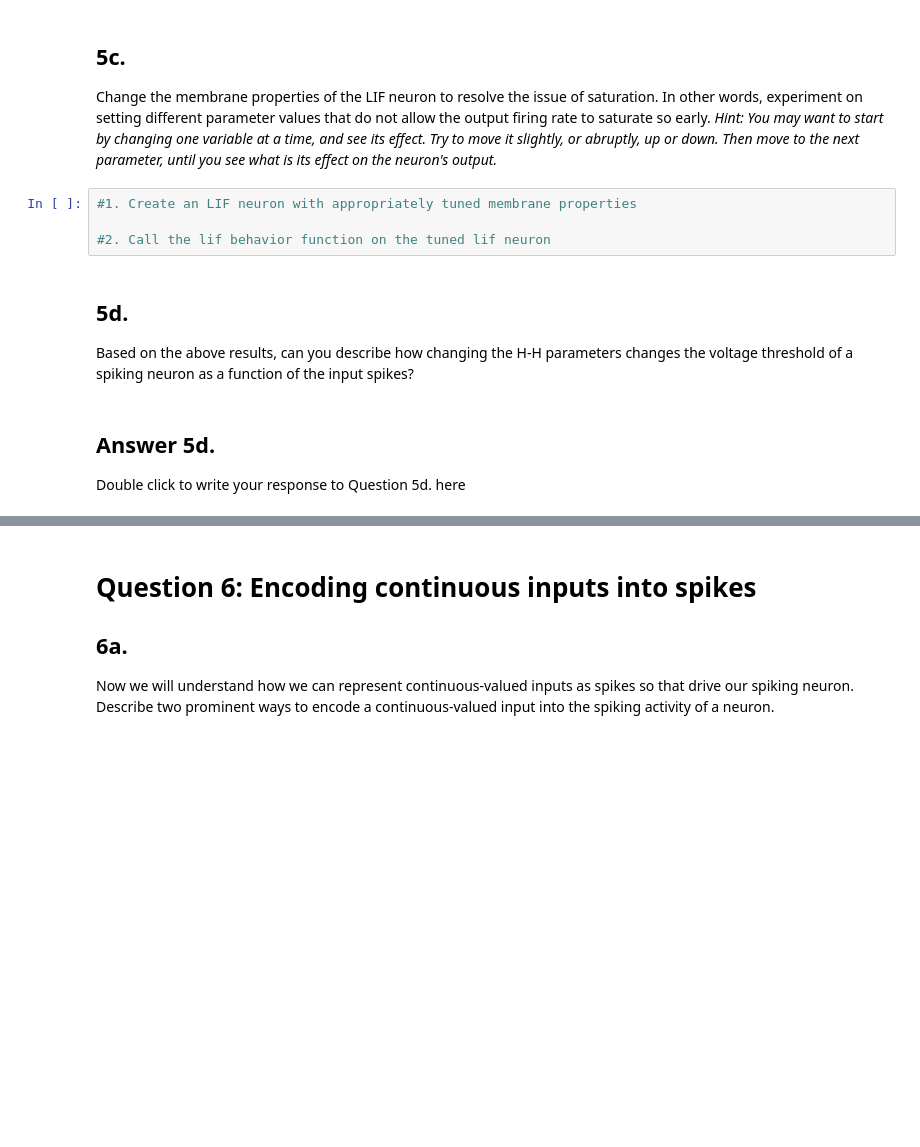
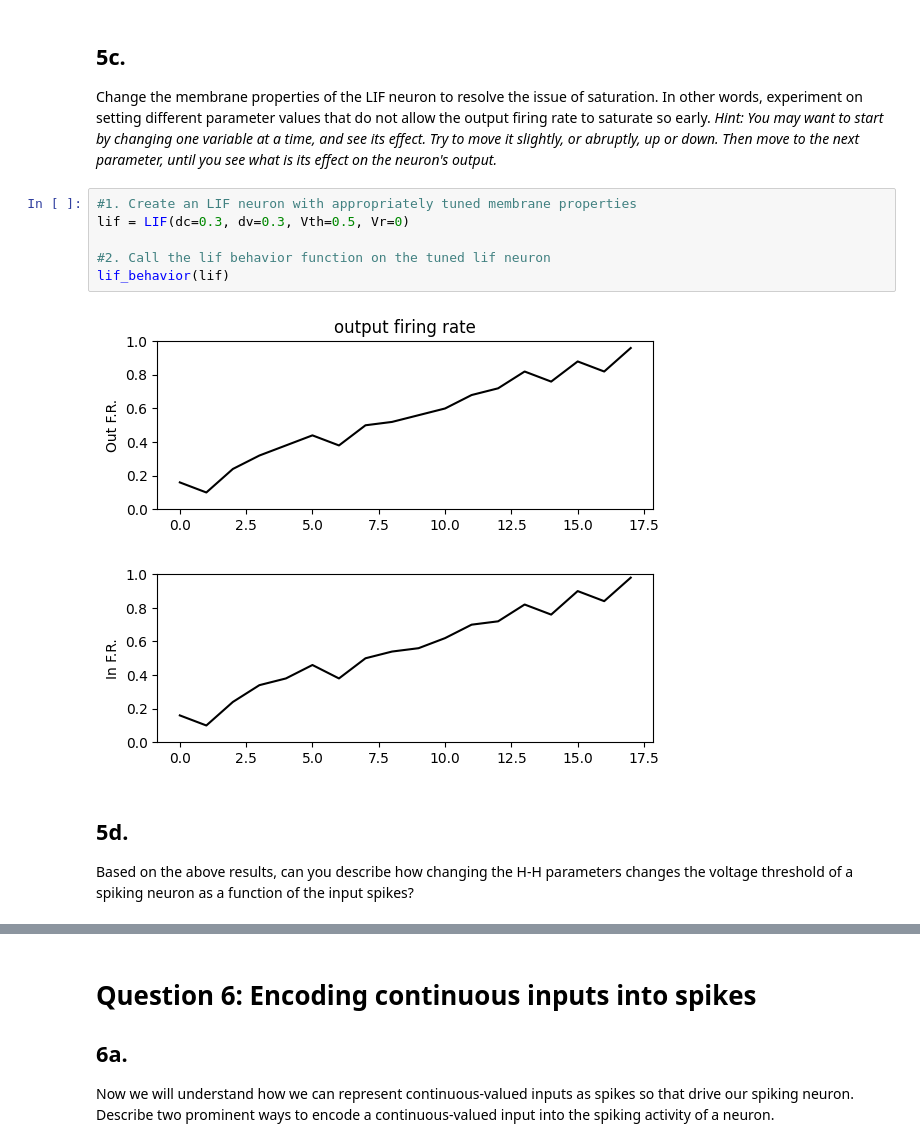
Before and after one commit to advil64/bic, a Jupyter notebook: Assignment_1/Assignment1/Assignment1_Questions.ipynb, the cells around one changed output, grey strips where cells are left out. Saved outputs shown, nothing was run; the diff lists cells and outputs as text; blank space fills up the shorter version.

```diff
--- a/Assignment_1/Assignment1/Assignment1_Questions.ipynb
+++ b/Assignment_1/Assignment1/Assignment1_Questions.ipynb
@@ -499,11 +547,13 @@ Write your response to Question 5b. here
 Change the membrane properties of the LIF neuron to resolve the issue of saturation. In other words, experiment on setting different parameter values that do not allow the output firing rate to saturate so early. *Hint: You may want to start by changing one variable at a time, and see its effect. Try to move it slightly, or abruptly, up or down. Then move to the next parameter, until you see what is its effect on the neuron's output.*
 # %%
 #1. Create an LIF neuron with appropriately tuned membrane properties
+lif = LIF(dc=0.3, dv=0.3, Vth=0.5, Vr=0)
 
 #2. Call the lif behavior function on the tuned lif neuron
+lif_behavior(lif)
+# %% [output]
+[figure, added]
+[figure, added]
 # %% [markdown]
 ## 5d.
 Based on the above results, can you describe how changing the H-H parameters changes the voltage threshold of a spiking neuron as a function of the input spikes?
-# %% [markdown]
-## Answer 5d.
-Double click to write your response to Question 5d. here
```
Also changed, not shown: parts of 14 cells of this notebook.
